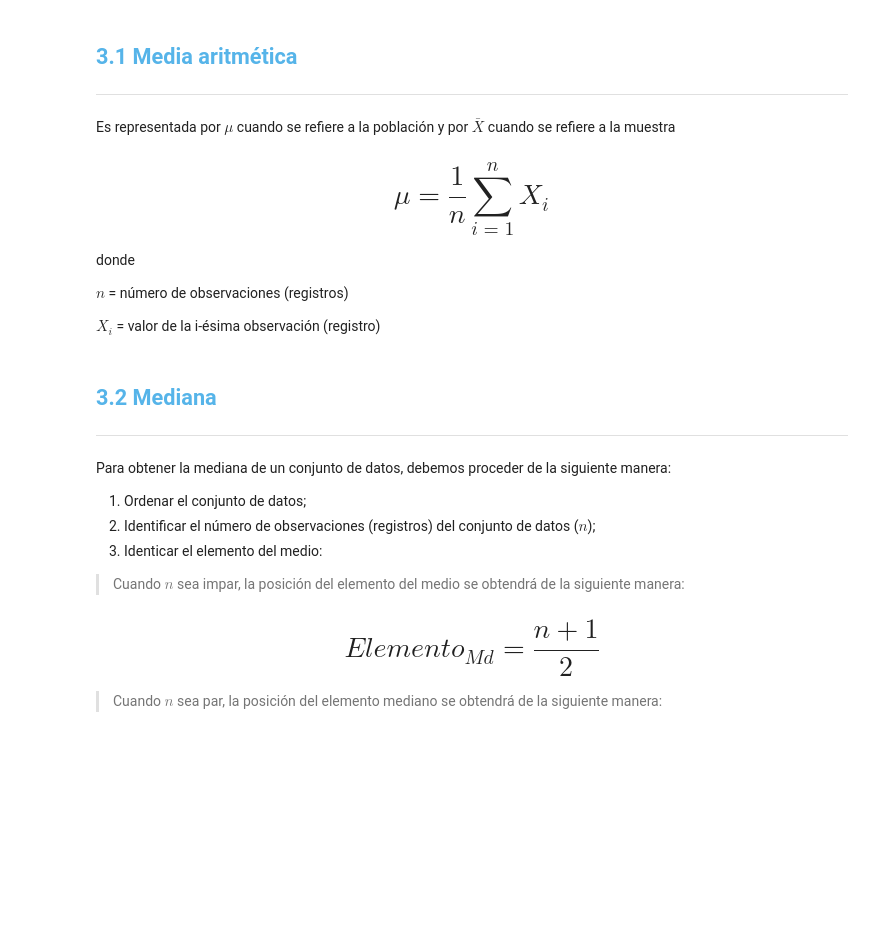
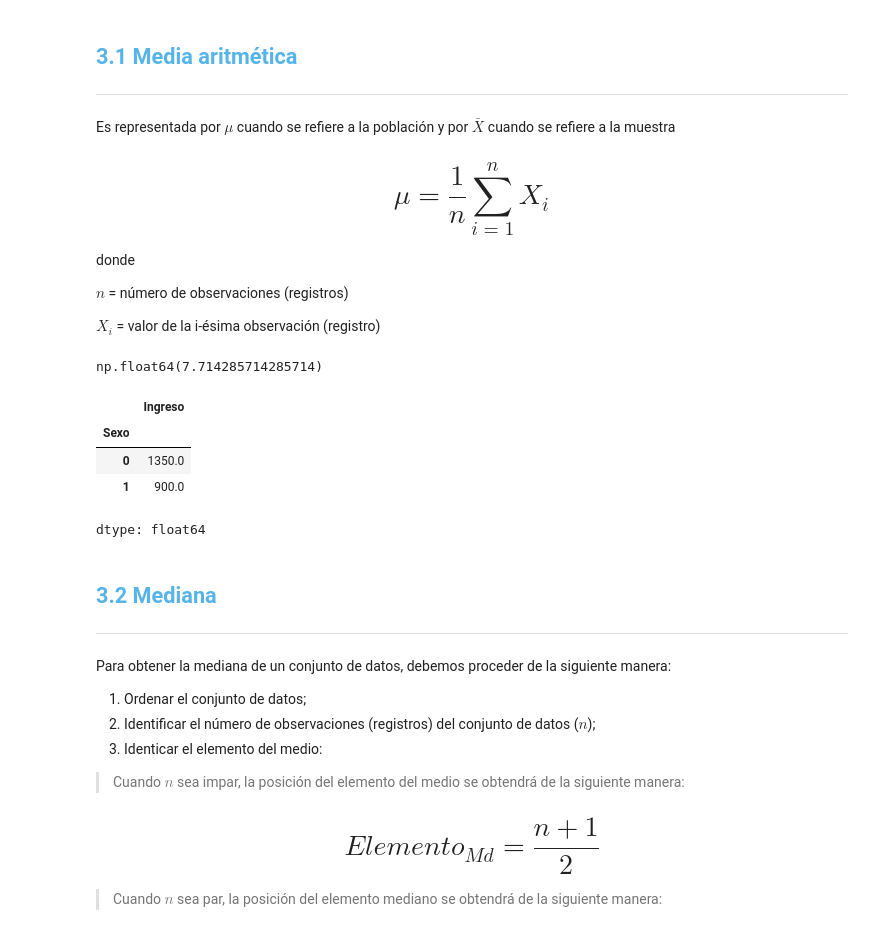
Before and after one commit to Goyo0117970/MachineLearning, a Jupyter notebook: Curso_de_Estadística_con_Python_1.ipynb, the cells around one changed output. Saved outputs shown, nothing was run; the diff lists cells and outputs as text; code cells hidden in the pictures; blank space fills up the shorter version.

```diff
--- a/Curso_de_Estadística_con_Python_1.ipynb
+++ b/Curso_de_Estadística_con_Python_1.ipynb
@@ -544,6 +585,18 @@ donde
 $n$ = número de observaciones (registros)
 
 $X_i$ = valor de la i-ésima observación (registro)
+# %%
+df['María'].mean()
+# %% [output]
+np.float64(7.714285714285714)
+# %%
+datos.groupby(['Sexo'])['Ingreso'].median()
+# %% [output]
+|  | Ingreso |
+| Sexo |  |
+| 0 | 1350.0 |
+| 1 | 900.0 |
+dtype: float64
 # %% [markdown]
 ## <font color=#56B4E9>3.2 Mediana</font>
 ***
```
Also changed, not shown: parts of 5 cells of this notebook.
